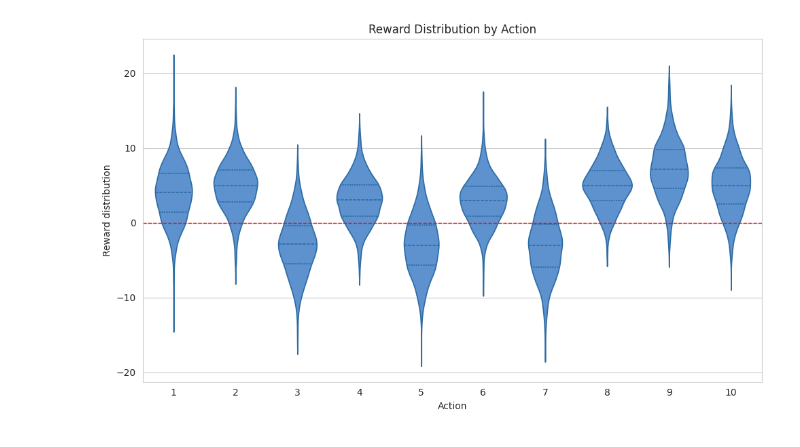
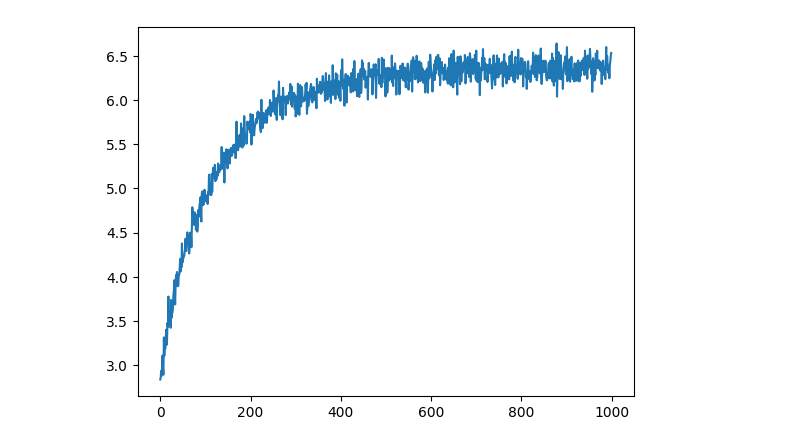
Before and after one commit to bhargav-borah/reinforcement-learning-book-implementation-exercises, a Jupyter notebook: chapter-2-multi-armed-bandits/implementation-notebook.ipynb, the cells around one changed output. Cells and saved outputs as stored; diff of their text form; code cells hidden in the pictures.

Commit message:
add Bandit and Experiment class

```diff
--- a/chapter-2-multi-armed-bandits/implementation-notebook.ipynb
+++ b/chapter-2-multi-armed-bandits/implementation-notebook.ipynb
@@ -6,7 +8,10 @@ import seaborn as sns
 class CFG:
   k = 10
   reward_means = torch.randint(-3, 8, (k,)).float()
-  reward_stds = torch.rand(10) + 3.0
+  reward_stds = torch.rand(k) + 3.0
+  eps = 0.1
+  iterations = 1000
+  experiments = 2000
 # %%
 class kArmedTestBed:
   def __init__(self, cfg):
@@ -51,4 +49,0 @@ test_bed.populate_rewards()
-# %%
-test_bed.plot_rewards()
-# %% [output]
-[figure, removed]
@@ -54,0 +77,24 @@ test_bed.plot_rewards()
+# %%
+class Experiment:
+  def __init__(self, cfg):
+    self.cfg = cfg
+    self.experiments = cfg.experiments
+    self.bandits = []
+    self.accumulated_rewards_store = []
+
+  def run(self):
+    for _ in range(self.experiments):
+      bandit = Bandit(self.cfg)
+      self.bandits.append(bandit)
+      bandit.run_experiment()
+      self.accumulated_rewards_store.append(bandit.rewards_accumulated)
+
+  def plot_average_rewards(self):
+    averaged_rewards = [sum(col) / len(col) for col in zip(*self.accumulated_rewards_store)]
+    plt.plot(averaged_rewards)
+# %%
+experiment = Experiment(CFG)
+experiment.run()
+experiment.plot_average_rewards()
+# %% [output]
+[figure, added]
```
Also changed, not shown: parts of 5 cells of this notebook.
